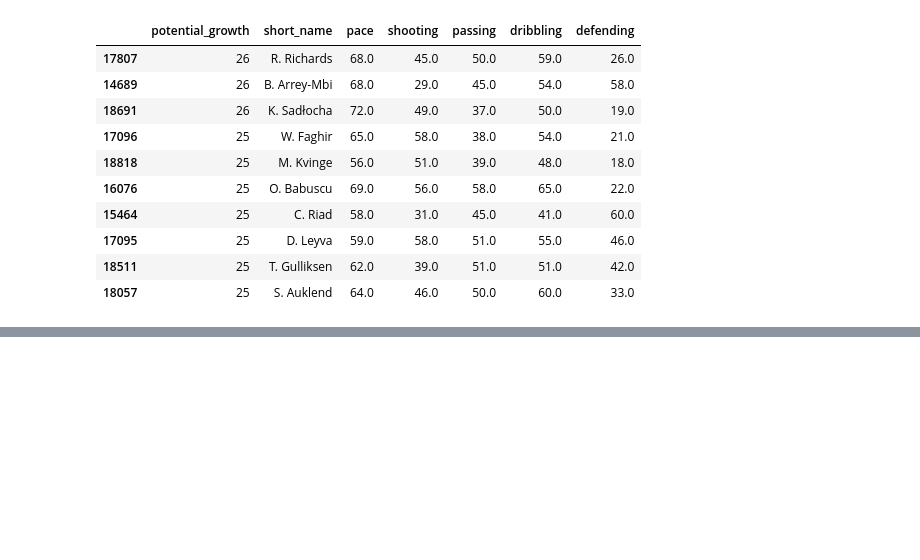
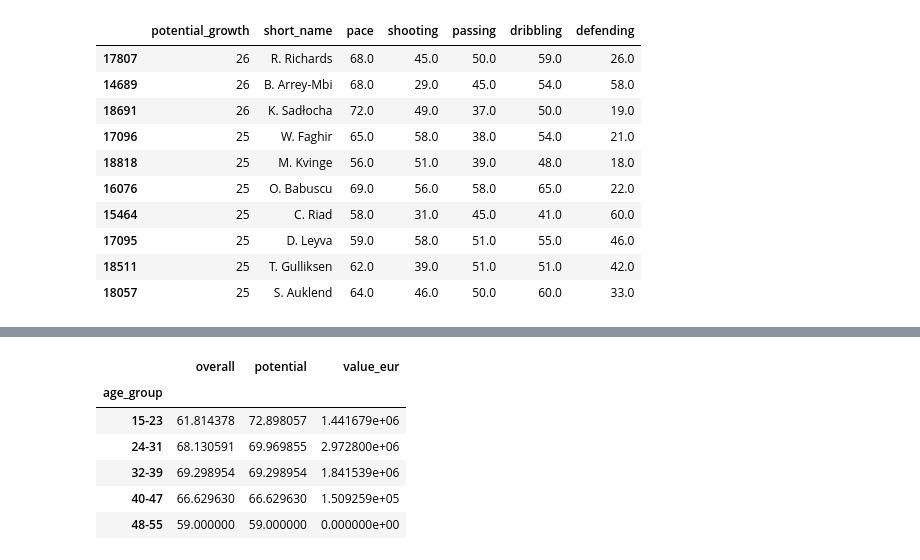
Before and after one commit to usmanumar97/FIFA21-EDA-Data-Analysis-Python, a Jupyter notebook: Fifa.ipynb, the cells around one changed output, grey strips where cells are left out. Drawn from its saved outputs; the diff is of its cells as text; code cells hidden in the pictures; blank space fills up the shorter version.

```diff
--- a/Fifa.ipynb
+++ b/Fifa.ipynb
@@ -834,0 +839,12 @@ high_player_potential.head(10)
+# %%
+# Calculate the average overall, potential, and value_eur for each age group.
+average_att = df_main.groupby('age_group')[['overall', 'potential', 'value_eur']].mean()
+average_att.head()
+# %% [output]
+|  | overall | potential | value_eur |
+| age_group |  |  |  |
+| 15-23 | 61.814378 | 72.898057 | 1.441679e+06 |
+| 24-31 | 68.130591 | 69.969855 | 2.972800e+06 |
+| 32-39 | 69.298954 | 69.298954 | 1.841539e+06 |
+| 40-47 | 66.629630 | 66.629630 | 1.509259e+05 |
+| 48-55 | 59.000000 | 59.000000 | 0.000000e+00 |
```
Also changed, not shown: parts of 8 cells of this notebook.
